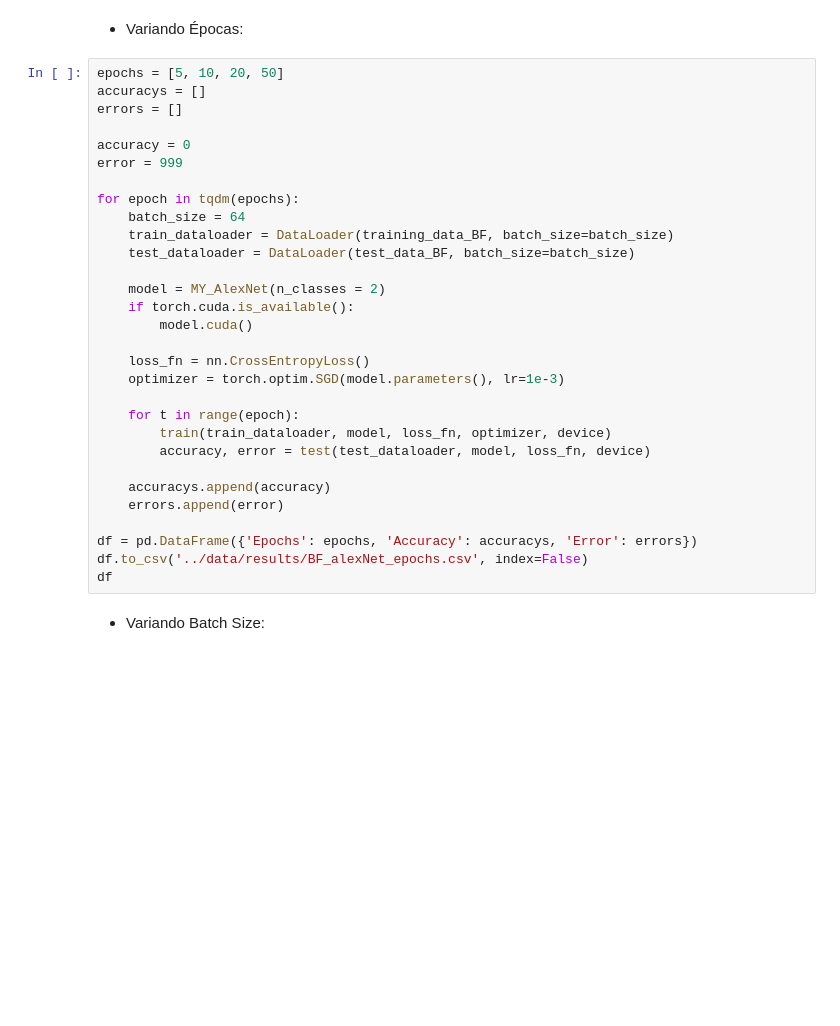
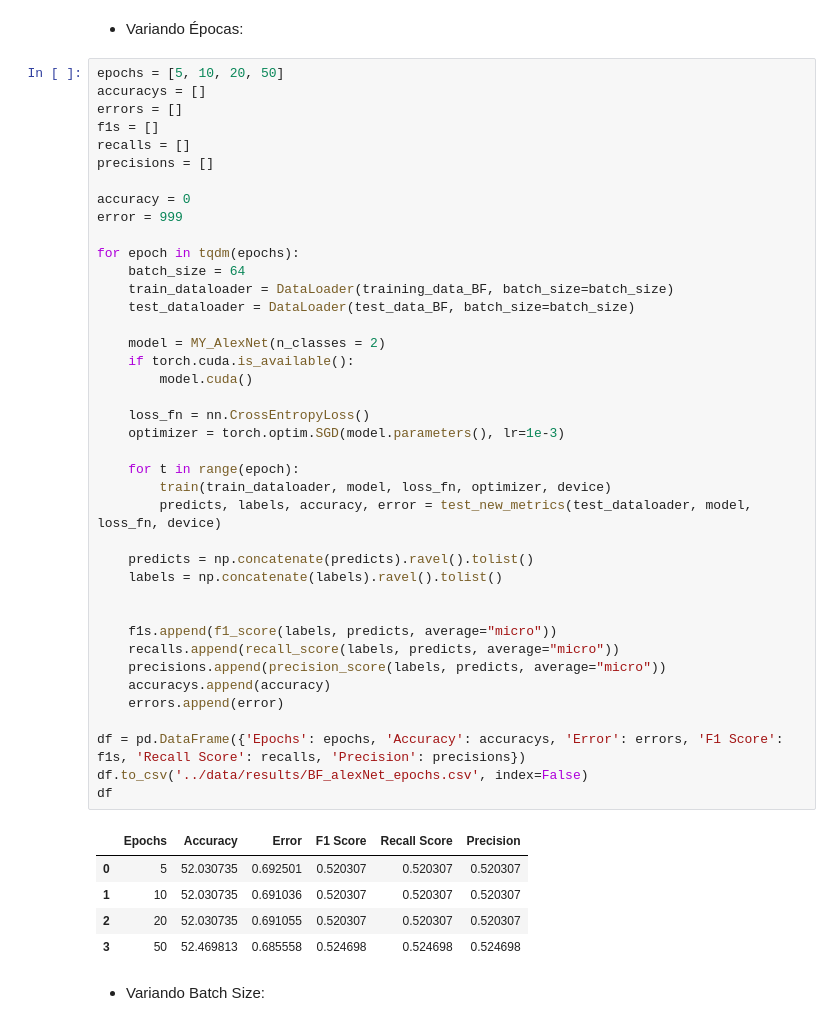
Before and after one commit to SonanFarr/Trabalho_Visao_Computacional, a Jupyter notebook: src/main.ipynb, the cells around one changed output. Cells and saved outputs as stored; diff of their text form; blank space fills up the shorter version.

```diff
--- a/src/main.ipynb
+++ b/src/main.ipynb
@@ -438,33 +475,49 @@ df
 # %%
 epochs = [5, 10, 20, 50]
 accuracys = []
 errors = []
+f1s = []
+recalls = []
+precisions = []
 
 accuracy = 0
 error = 999
 
 for epoch in tqdm(epochs):
     batch_size = 64
     train_dataloader = DataLoader(training_data_BF, batch_size=batch_size)
     test_dataloader = DataLoader(test_data_BF, batch_size=batch_size)
 
     model = MY_AlexNet(n_classes = 2)
     if torch.cuda.is_available():
         model.cuda()
 
     loss_fn = nn.CrossEntropyLoss()
     optimizer = torch.optim.SGD(model.parameters(), lr=1e-3)
 
     for t in range(epoch):
         train(train_dataloader, model, loss_fn, optimizer, device)
-        accuracy, error = test(test_dataloader, model, loss_fn, device)
+        predicts, labels, accuracy, error = test_new_metrics(test_dataloader, model, loss_fn, device)
 
+    predicts = np.concatenate(predicts).ravel().tolist()
+    labels = np.concatenate(labels).ravel().tolist()
+
+
+    f1s.append(f1_score(labels, predicts, average="micro"))
+    recalls.append(recall_score(labels, predicts, average="micro"))
+    precisions.append(precision_score(labels, predicts, average="micro"))
     accuracys.append(accuracy)
     errors.append(error)
 
-df = pd.DataFrame({'Epochs': epochs, 'Accuracy': accuracys, 'Error': errors})
+df = pd.DataFrame({'Epochs': epochs, 'Accuracy': accuracys, 'Error': errors, 'F1 Score': f1s, 'Recall Score': recalls, 'Precision': precisions})
 df.to_csv('../data/results/BF_alexNet_epochs.csv', index=False)
 df
+# %% [output]
+|  | Epochs | Accuracy | Error | F1 Score | Recall Score | Precision |
+| 0 | 5 | 52.030735 | 0.692501 | 0.520307 | 0.520307 | 0.520307 |
+| 1 | 10 | 52.030735 | 0.691036 | 0.520307 | 0.520307 | 0.520307 |
+| 2 | 20 | 52.030735 | 0.691055 | 0.520307 | 0.520307 | 0.520307 |
+| 3 | 50 | 52.469813 | 0.685558 | 0.524698 | 0.524698 | 0.524698 |
 # %% [markdown]
 * Variando Batch Size:
 # %%
```
Also changed, not shown: parts of 11 cells of this notebook, 1 other file.
